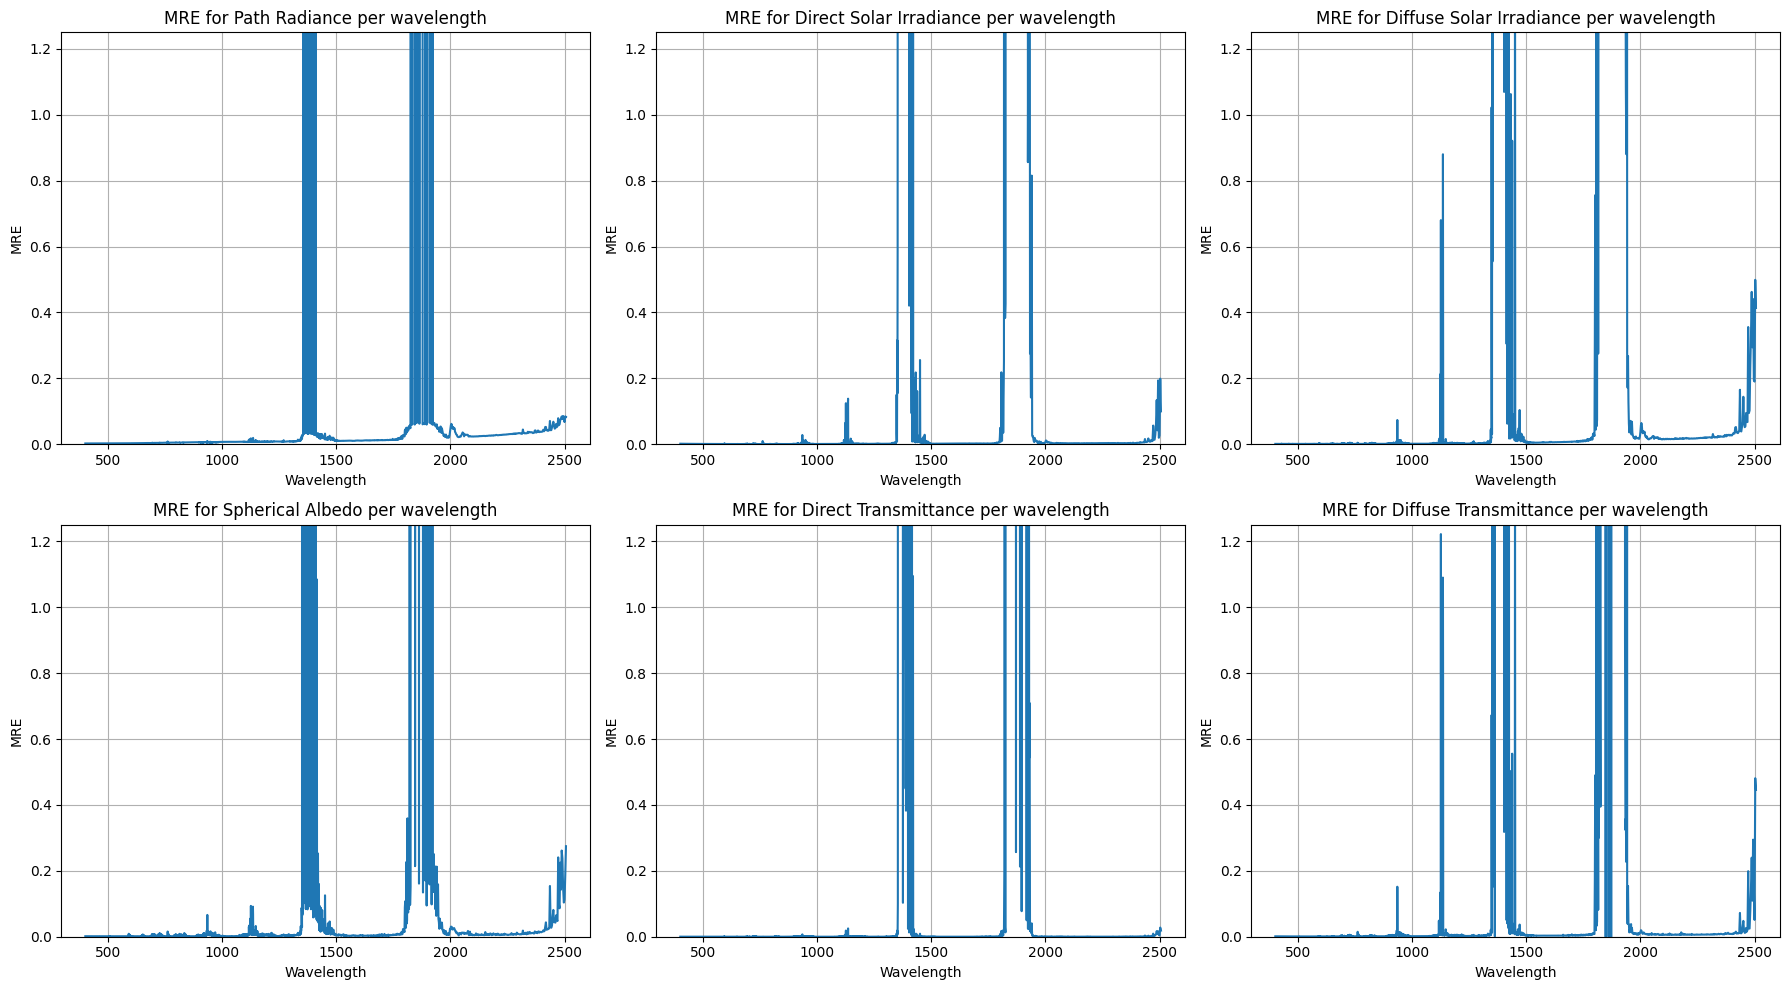
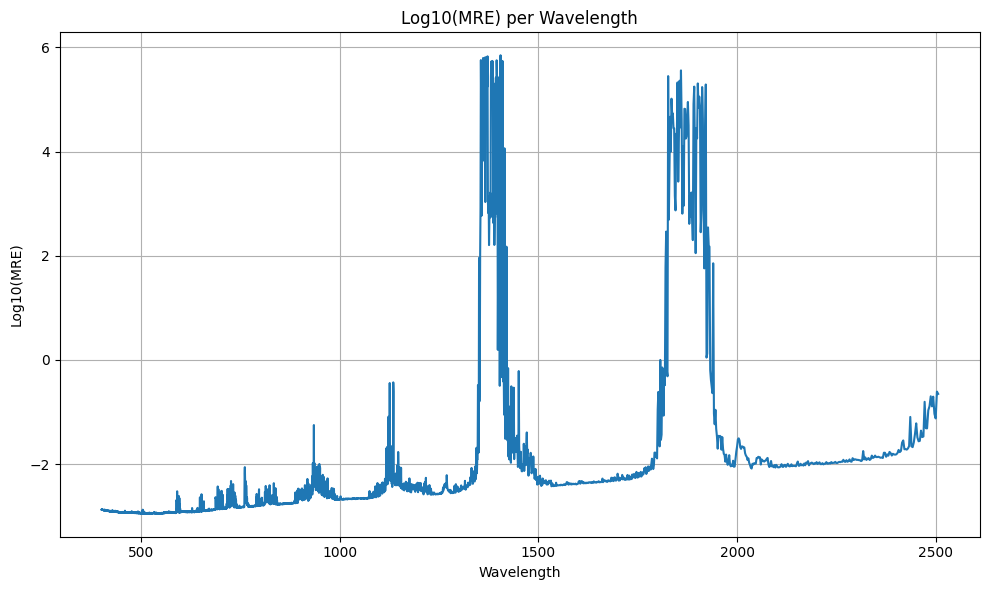
Unified diff of the notebook cell whose output changed from the first chart to the second:
--- before
+++ after
@@ -22,4 +22,16 @@
 plt.show()
 
+# MRE per wavelength again but in log scale to better visualize small values
+mre_per_wvl_log = utils.mre_score(Y_test, Y_test_pred, wavelengths, axis=1)
+mre_per_wvl_log = np.log10(mre_per_wvl_log + 1e-10)  # add small value to avoid log(0)
+plt.figure(figsize=(10, 6))
+plt.plot(wavelengths, mre_per_wvl_log)
+plt.xlabel("Wavelength")
+plt.ylabel("Log10(MRE)")
+plt.title("Log10(MRE) per Wavelength")
+plt.grid()
+plt.tight_layout()
+plt.show()
+
 mre_per_func_wvl = utils.mre_score(Y_test, Y_test_pred, wavelengths, axis=0)
 fig, axes = plt.subplots(2, 3, figsize=(18, 10))
@@ -34,2 +46,16 @@
 plt.tight_layout()
 plt.show()
+
+# MRE per function again but in log scale to better visualize small values
+mre_per_func_wvl_log = utils.mre_score(Y_test, Y_test_pred, wavelengths, axis=0)
+mre_per_func_wvl_log = np.log10(mre_per_func_wvl_log + 1e-10)  # add small value to avoid log(0)
+fig, axes = plt.subplots(2, 3, figsize=(18, 10))
+axes = axes.flatten()
+for i in range(globals.N_FUNCTIONS):
+    axes[i].plot(wavelengths, mre_per_func_wvl_log[i])
+    axes[i].set_xlabel("Wavelength")
+    axes[i].set_ylabel("Log10(MRE)")
+    axes[i].set_title(f"Log10(MRE) for {function_names_plots[i]} per wavelength")
+    axes[i].grid()
+plt.tight_layout()
+plt.show()

Commit: miscellaneous